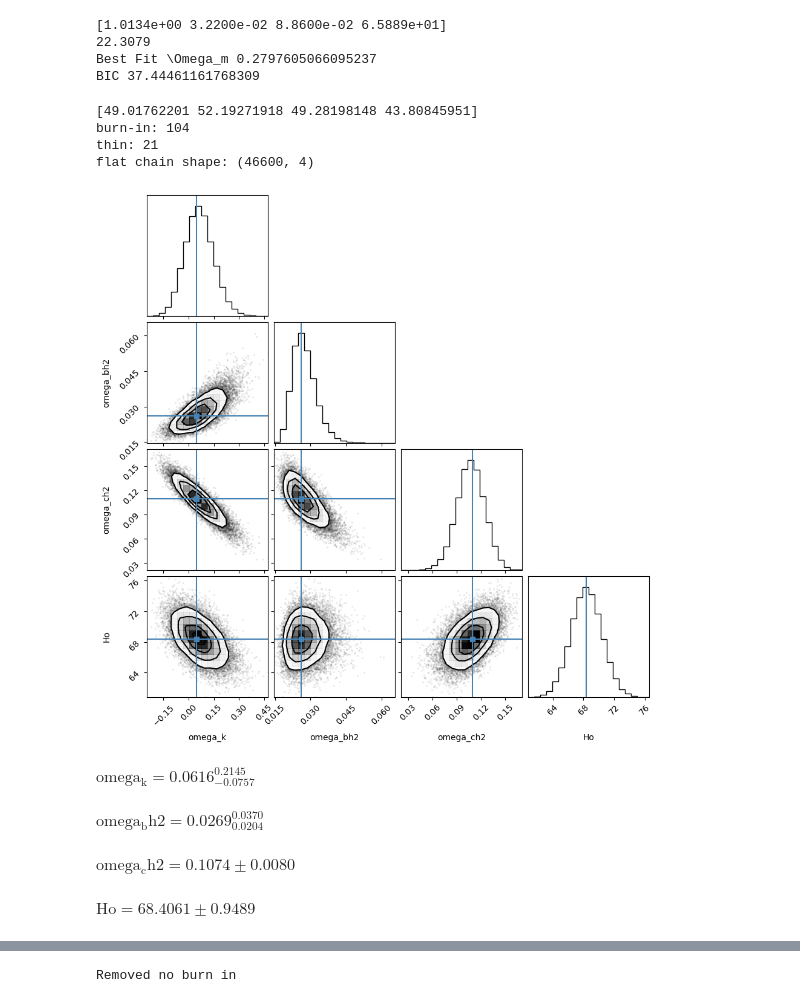
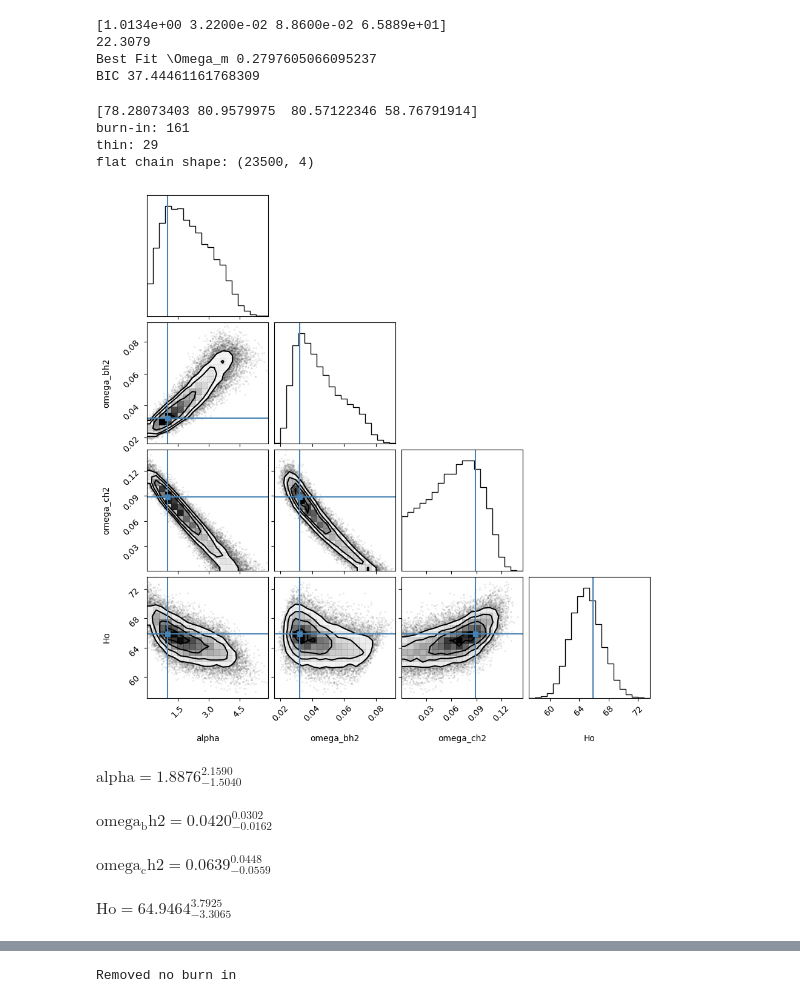
Before and after one commit to prakharbansal16/Optimal-Parameter-Constraints-for-Dark-Energy-Models, a Jupyter notebook: BAO Constraints/BAO Constraints-phiCDM Model.ipynb, the cells around one changed output, grey strips where cells are left out. Saved outputs shown, nothing was run; the diff lists cells and outputs as text; code cells hidden in the pictures.

```diff
--- a/BAO Constraints/BAO Constraints-phiCDM Model.ipynb
+++ b/BAO Constraints/BAO Constraints-phiCDM Model.ipynb
@@ -260,7 +254,7 @@ def log_likelihood(parameters,H_obs1,z_obs1,sigma_obs1,D_obs,z_obs,cov_matrix):
 def log_prior(parameters):
     alpha,omega_bh2,omega_ch2,Ho = parameters
     #and 50<Ho<85
-    if 0 < alpha < 10 and 0<=omega_bh2<=1  and 0<=omega_ch2<=1   :
+    if 0 < alpha < 10 and 0<=omega_bh2<=1  and 0<=omega_ch2<=1 and 50<=Ho<=85  :
         return 0.0
     return -np.inf
 #No prior on Ho
@@ -526,7 +520,7 @@ import emcee
 from multiprocessing import Pool
 with Pool() as pool:
 
-    pos = best_fit_params.x + 1e-4 * np.random.randn(100, 4)
+    pos =[1.0134e+00, 3.2200e-02, 8.8600e-02, 6.5889e+01] + 1e-4 * np.random.randn(100, 4)
     nwalkers, ndim = pos.shape
 
     #filename = "BAO_LCDM.h5"
@@ -537,7 +531,7 @@ with Pool() as pool:
         nwalkers, ndim, log_probability, args=(H_obs1,z_obs1,sigma_obs1,D_obs,z_obs,cov_matrix),pool=pool
     )
 
-    sampler.run_mcmc(pos, 5000, progress=True);
+    sampler.run_mcmc(pos, 7000, progress=True);
 # %%
 tau = sampler.get_autocorr_time()
 print(tau)
@@ -545,49 +539,49 @@ tau = sampler.get_autocorr_time()
 burnin = int(2 * np.max(tau))
 thin = int(0.5 * np.min(tau))
 flat_samples = sampler.get_chain(discard=burnin,thin= thin, flat=True)
-labels = ["omega_k", "omega_bh2", "omega_ch2", "Ho"]
+labels = ["alpha", "omega_bh2", "omega_ch2", "Ho"]
 print("burn-in: {0}".format(burnin))
 print("thin: {0}".format(thin))
 print("flat chain shape: {0}".format(flat_samples.shape))
 # %% [output]
-[49.01762201 52.19271918 49.28198148 43.80845951]
-burn-in: 104
-thin: 21
-flat chain shape: (46600, 4)
+[78.28073403 80.9579975  80.57122346 58.76791914]
+burn-in: 161
+thin: 29
+flat chain shape: (23500, 4)
 # %%
 import corner
-flat_samples = sampler.get_chain(discard=350, thin=40, flat=True)
+flat_samples = sampler.get_chain(discard=burnin, thin=thin, flat=True)
 fig = corner.corner(
-    flat_samples, labels=labels, truths=best_fit_params.x)
+    flat_samples, labels=labels, truths=[1.0134e+00, 3.2200e-02, 8.8600e-02, 6.5889e+01])
 # %% [output]
-[figure, old version]
+[figure, new version]
 # %%
 from IPython.display import display, Math
 
 for i in range(4):
-    if(i==2 or i ==3):
-        mcmc = np.percentile(flat_samples[:, i], [31.73, 50, 68.27])
-        q = np.diff(mcmc)
-        minimum = mcmc[1]-q[0]
-        maximum = mcmc[1]+q[1]
-        #print(f"{minimum} $\le \Omega \ge$ {maximum}")
-        txt = "\mathrm{{{2}}} = {0:.4f} \pm {{{1:.4f}}}"
-        txt = txt.format(mcmc[1], q[0], labels[i])
-        display(Math(txt))
-    if(i==1 or i==0):
+#     if(i==2 or i ==3):
+#         mcmc = np.percentile(flat_samples[:, i], [31.73, 50, 68.27])
+#         q = np.diff(mcmc)
+#         minimum = mcmc[1]-q[0]
+#         maximum = mcmc[1]+q[1]
+#         #print(f"{minimum} $\le \Omega \ge$ {maximum}")
+#         txt = "\mathrm{{{2}}} = {0:.4f} \pm {{{1:.4f}}}"
+#         txt = txt.format(mcmc[1], q[0], labels[i])
+#         display(Math(txt))
+    if(i<4):
         mcmc = np.percentile(flat_samples[:, i], [4.55, 50, 95.45])
         q = np.diff(mcmc)
         minimum = mcmc[1]-q[0]
         maximum = mcmc[1]+q[1]
         #print(f"{minimum} $\le \Omega \ge$ {maximum}")
         txt = "\mathrm{{{3}}} = {0:.4f}_{{{1:.4f}}}^{{{2:.4f}}}"
-        txt = txt.format(mcmc[1], mcmc[1]-q[0], mcmc[1]+q[1], labels[i])
+        txt = txt.format(mcmc[1], -q[0], +q[1], labels[i])
         display(Math(txt))
 # %% [output]
-$\displaystyle \mathrm{omega_k} = 0.0616_{-0.0757}^{0.2145}$
+$\displaystyle \mathrm{alpha} = 1.8876_{-1.5040}^{2.1590}$
-$\displaystyle \mathrm{omega_bh2} = 0.0269_{0.0204}^{0.0370}$
+$\displaystyle \mathrm{omega_bh2} = 0.0420_{-0.0162}^{0.0302}$
-$\displaystyle \mathrm{omega_ch2} = 0.1074 \pm {0.0080}$
+$\displaystyle \mathrm{omega_ch2} = 0.0639_{-0.0559}^{0.0448}$
-$\displaystyle \mathrm{Ho} = 68.4061 \pm {0.9489}$
+$\displaystyle \mathrm{Ho} = 64.9464_{-3.3065}^{3.7925}$
 # %%
 %matplotlib inline
 %config InlineBackend.figure_format = 'retina'
```
Also changed, not shown: parts of 6 cells of this notebook.
